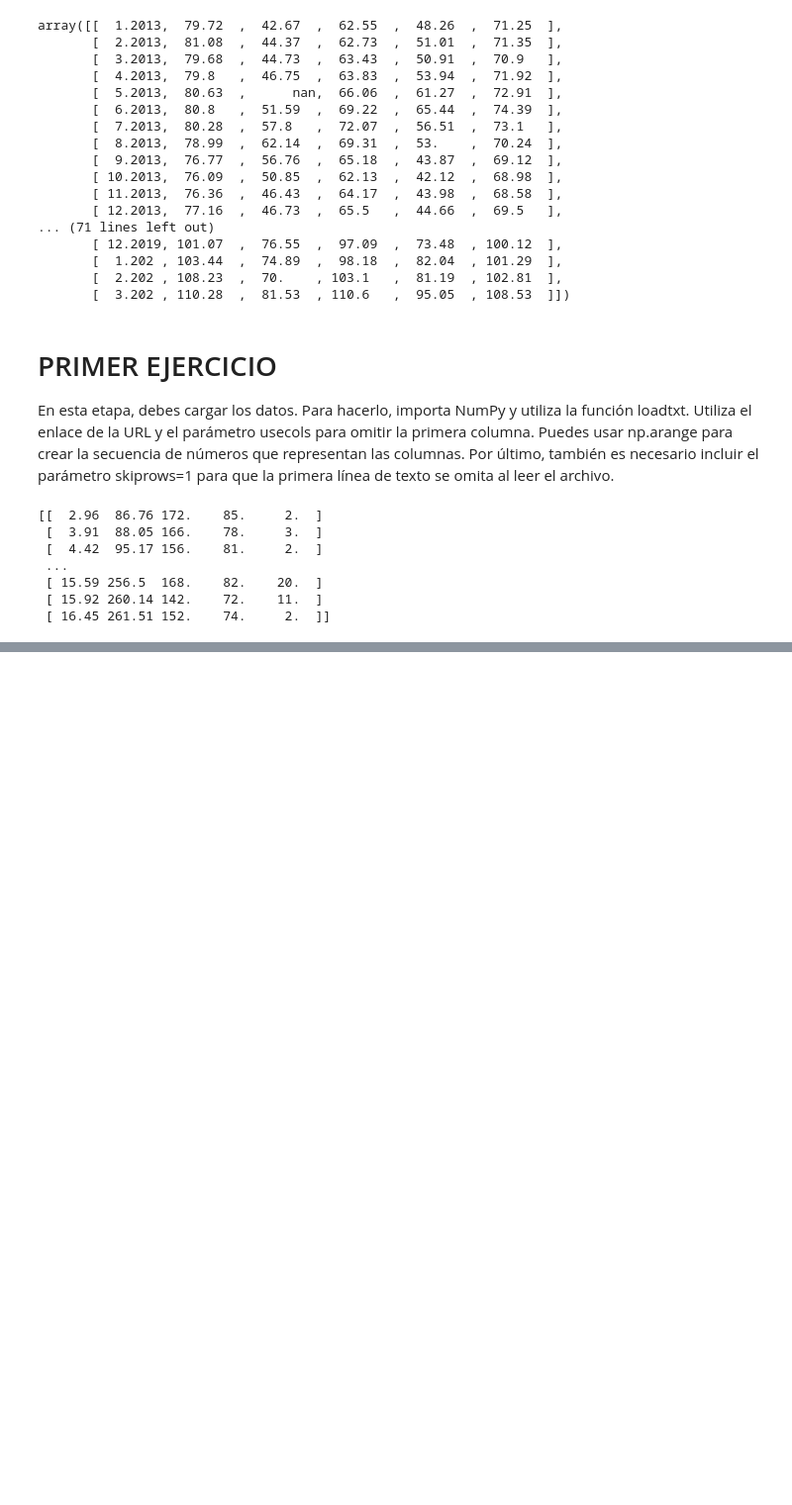
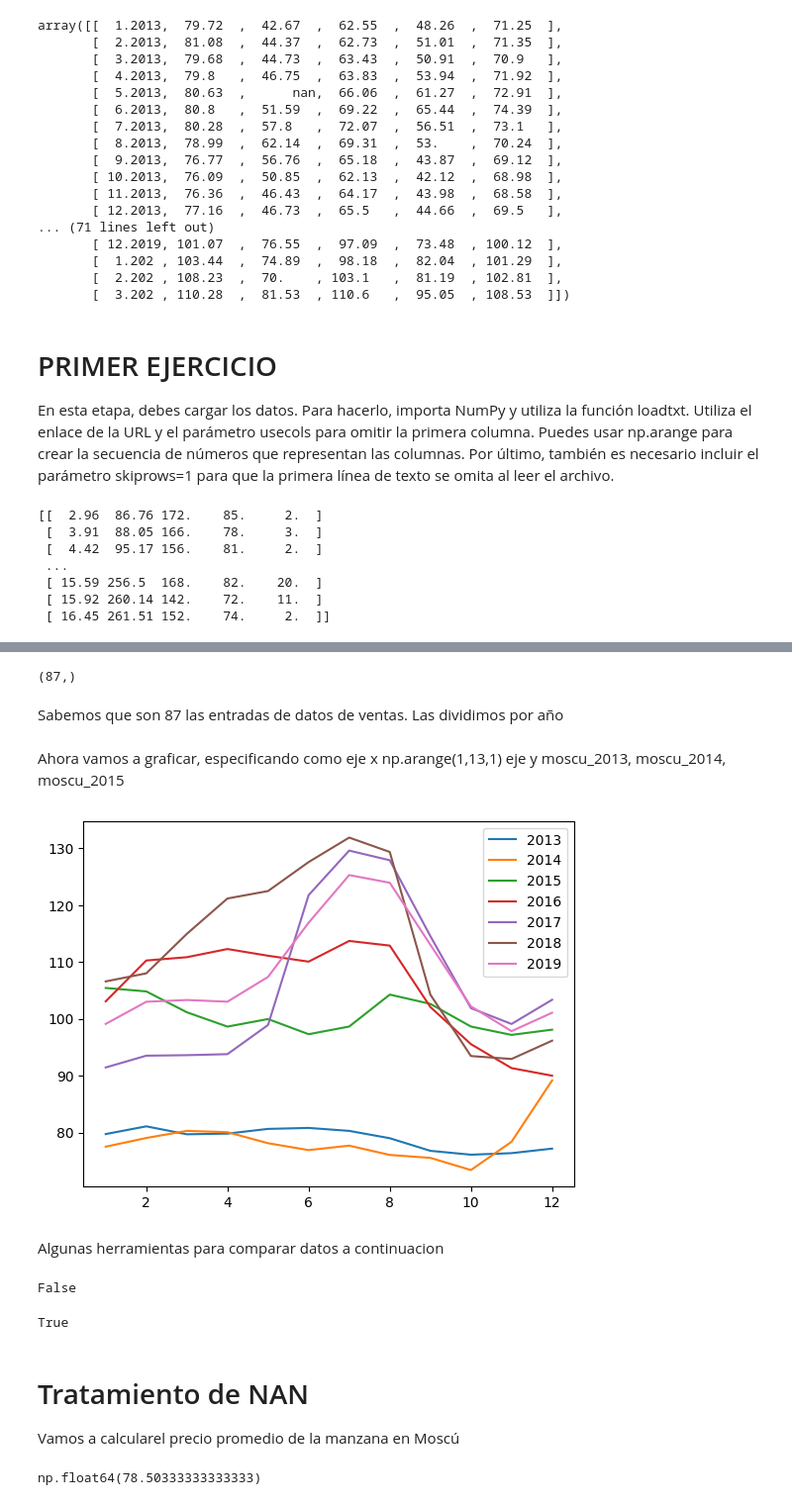
Before and after one commit to mauloredo/modulo-numpy, a Jupyter notebook: Numpy.ipynb, the cells around one changed output, grey strips where cells are left out. Shown at 99% size. Drawn from its saved outputs; the diff is of its cells as text; code cells hidden in the pictures; blank space fills up the shorter version.

```diff
--- a/Numpy.ipynb
+++ b/Numpy.ipynb
@@ -108,0 +199,54 @@ print(datos_a)
+# %%
+Moscu.shape
+# %% [output]
+(87,)
+# %% [markdown]
+Sabemos que son 87 las entradas de datos de ventas. Las dividimos por año
+# %%
+moscu_2013 = Moscu[:12]
+moscu_2014 = Moscu[12:24]
+moscu_2015 = Moscu[24:36]
+moscu_2016 = Moscu[36:48]
+moscu_2017 = Moscu[48:60]
+moscu_2018 = Moscu[60:72]
+moscu_2019 = Moscu[72:84]
+
+#sobrarían 3 meses
+# %% [markdown]
+Ahora vamos a graficar, especificando como
+eje x np.arange(1,13,1)
+eje y moscu_2013, moscu_2014, moscu_2015
+# %%
+plt.plot(np.arange(1,13,1),moscu_2013)
+plt.plot(np.arange(1,13,1),moscu_2014)
+plt.plot(np.arange(1,13,1),moscu_2015)
+plt.plot(np.arange(1,13,1),moscu_2016)
+plt.plot(np.arange(1,13,1),moscu_2017)
+plt.plot(np.arange(1,13,1),moscu_2018)
+plt.plot(np.arange(1,13,1),moscu_2019)
+#Ahora añadimos las leyendas a los años
+plt.legend(['2013','2014','2015','2016','2017','2018','2019'])
+plt.show()
+# %% [output]
+[figure, added]
+# %% [markdown]
+Algunas herramientas para comparar datos a continuacion
+# %%
+#son iguales o no? (obviamente no)
+np.array_equal(moscu_2013, moscu_2014)
+# %% [output]
+False
+# %%
+#para saber si se parecen con una variación de 5
+np.allclose(moscu_2013, moscu_2014,5)
+# %% [output]
+True
+# %% [markdown]
+# Tratamiento de NAN
+
+Vamos a calcularel precio promedio de la manzana en Moscú
+# %%
+
+np.mean(moscu_2014)
+# %% [output]
+np.float64(78.50333333333333)
```
Also changed, not shown: parts of 12 cells of this notebook.
